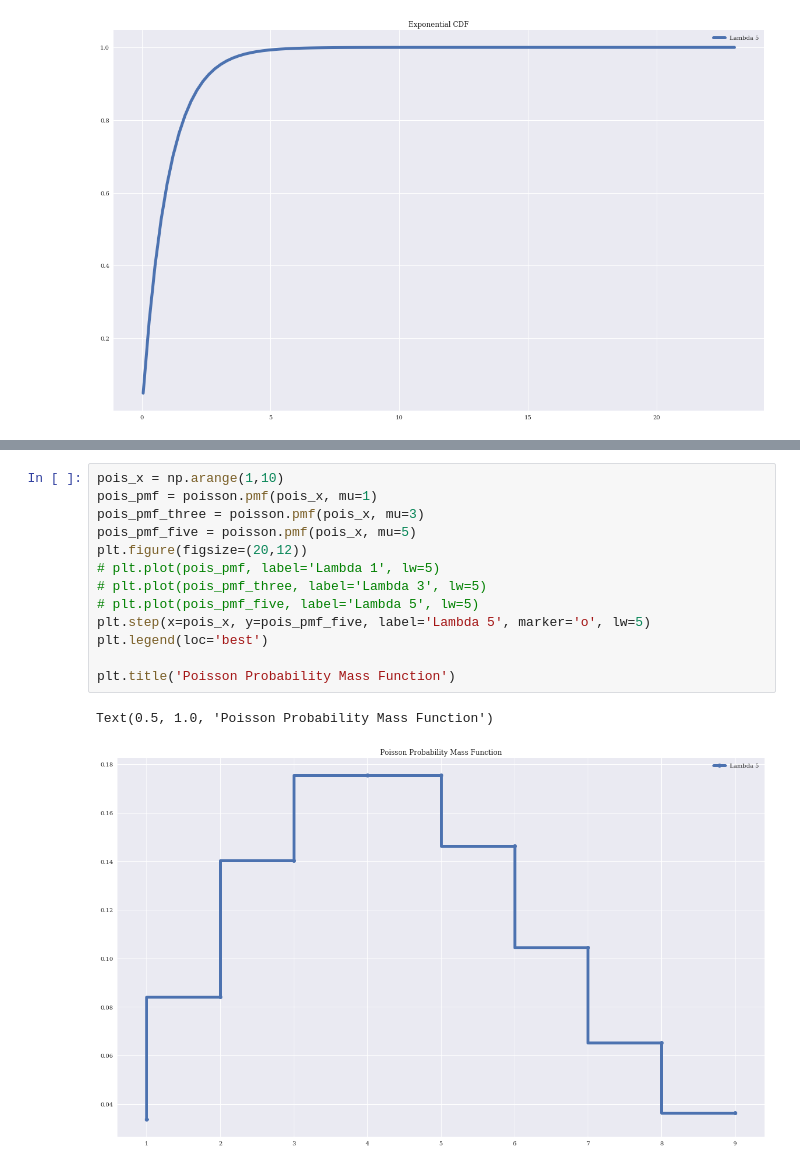
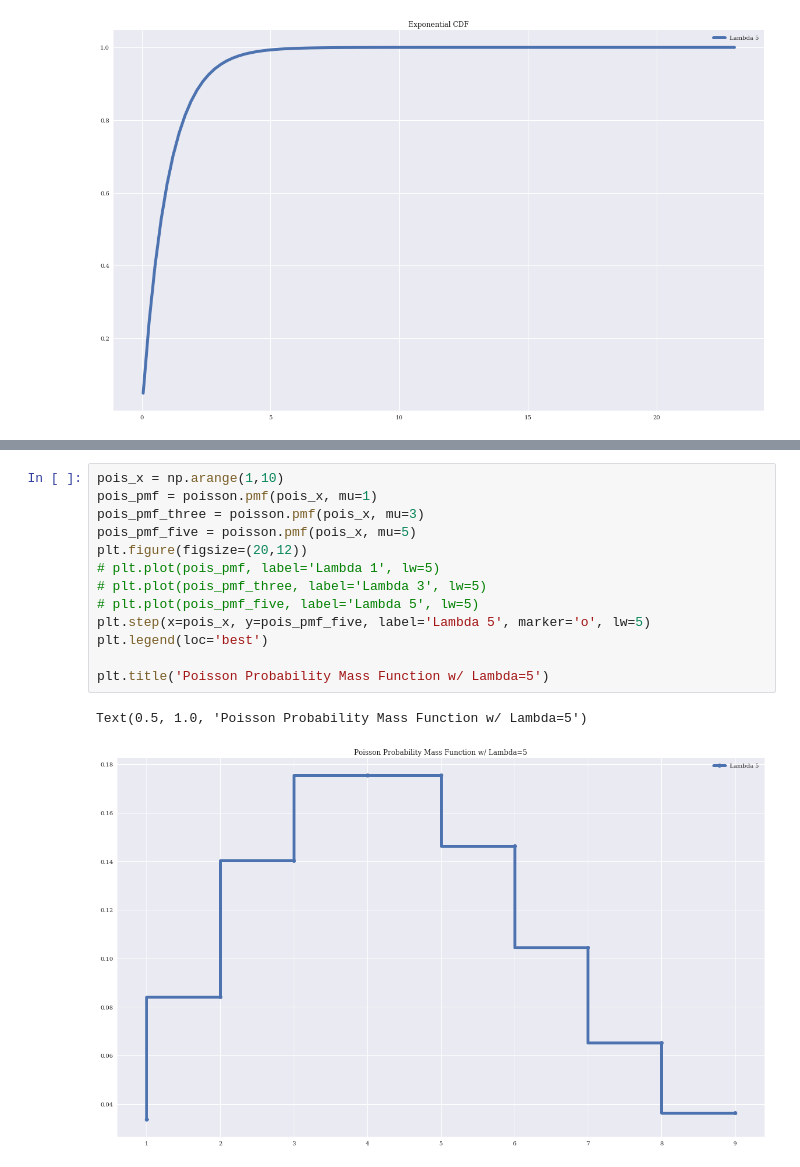
Before and after one commit to thomasmurphycodes/PythonForFinance, a Jupyter notebook: notebooks/Hawkes Processes.ipynb, the cells around one changed output, grey strips where cells are left out. Saved outputs shown, nothing was run; the diff lists cells and outputs as text.

```diff
--- a/notebooks/Hawkes Processes.ipynb
+++ b/notebooks/Hawkes Processes.ipynb
@@ -61,16 +58,16 @@ Text(0.5, 1.0, 'Exponential PDF')
 # %%
 pois_x = np.arange(1,10)
 pois_pmf = poisson.pmf(pois_x, mu=1)
 pois_pmf_three = poisson.pmf(pois_x, mu=3)
 pois_pmf_five = poisson.pmf(pois_x, mu=5)
 plt.figure(figsize=(20,12))
 # plt.plot(pois_pmf, label='Lambda 1', lw=5)
 # plt.plot(pois_pmf_three, label='Lambda 3', lw=5)
 # plt.plot(pois_pmf_five, label='Lambda 5', lw=5)
 plt.step(x=pois_x, y=pois_pmf_five, label='Lambda 5', marker='o', lw=5)
 plt.legend(loc='best')
 
-plt.title('Poisson Probability Mass Function')
+plt.title('Poisson Probability Mass Function w/ Lambda=5')
 # %% [output]
-Text(0.5, 1.0, 'Poisson Probability Mass Function')
+Text(0.5, 1.0, 'Poisson Probability Mass Function w/ Lambda=5')
-[figure, old version]
+[figure, new version]
```
Also changed, not shown: parts of 12 cells of this notebook.
